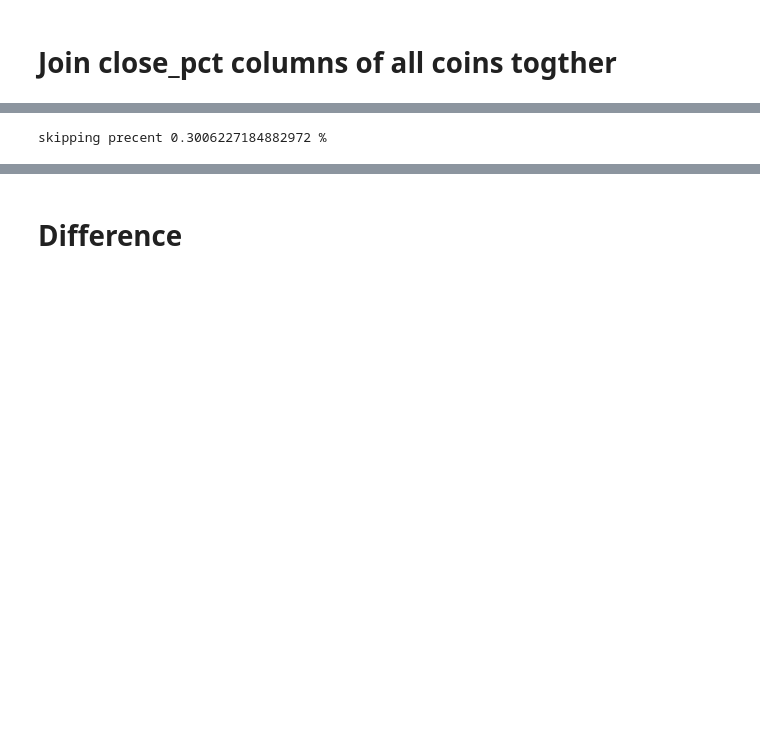
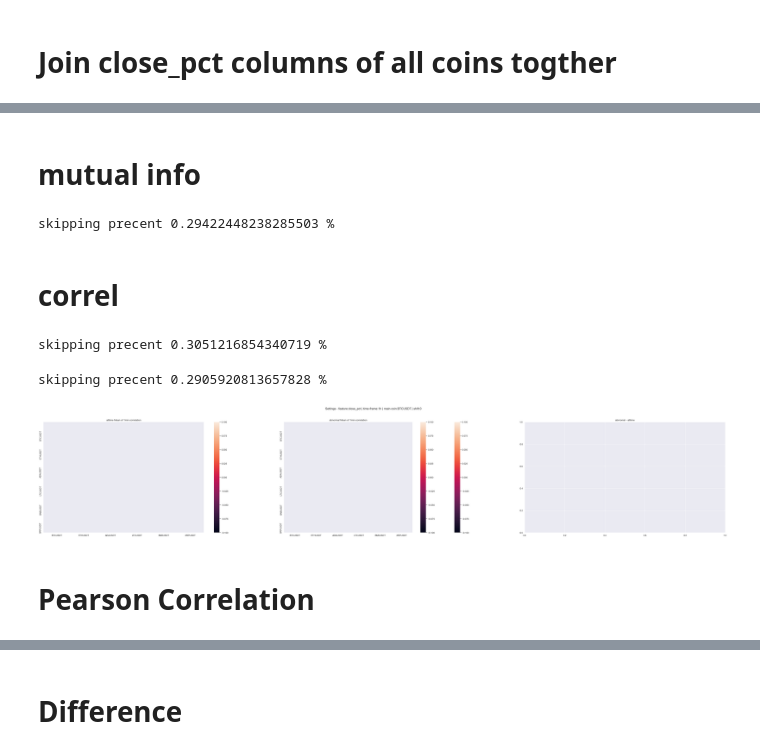
Before and after one commit to guyvandam/3rdYearResearchProject, a Jupyter notebook: correlation_research.ipynb, the cells around one changed output, grey strips where cells are left out. Drawn from its saved outputs; the diff is of its cells as text; code cells hidden in the pictures; blank space fills up the shorter version.

Commit message:
plotheatmap master.

```diff
--- a/correlation_research.ipynb
+++ b/correlation_research.ipynb
@@ -51,26 +67,24 @@ df
 # %%
-resampled_list = list(df.resample(rule="1h"))
-alltime_correlation_matrix_list, abnormal_correlation_matrix_list = [],[]
+# resampled_list = list(df.resample(rule="1h"))
+# alltime_correlation_matrix_list, abnormal_correlation_matrix_list = [],[]
 
-skipping_counter = 0
-for timestamp, temp_df in resampled_list:
+# skipping_counter = 0
+# for timestamp, temp_df in resampled_list:
 
-    if temp_df.empty:
-        skipping_counter += 1
-        continue
-    temp_correl_matrix = temp_df.corr(method="pearson").to_numpy()
-    if np.any(np.isnan(temp_correl_matrix)):
-        skipping_counter += 1
-        continue
+#     if temp_df.empty:
+#         skipping_counter += 1
+#         continue
+#     temp_correl_matrix = temp_df.corr(method="pearson").to_numpy()
+#     if np.any(np.isnan(temp_correl_matrix)):
+#         skipping_counter += 1
+#         continue
 
-    if timestamp in main_abnromal_timestamps:
-        abnormal_correlation_matrix_list.append(temp_correl_matrix)
+#     if timestamp in main_abnromal_timestamps:
+#         abnormal_correlation_matrix_list.append(temp_correl_matrix)
 
-    alltime_correlation_matrix_list.append(temp_correl_matrix)
-# transfrom to np.array
-abnormal_correlation_matrix_list = np.array(abnormal_correlation_matrix_list)
-alltime_correlation_matrix_list = np.array(alltime_correlation_matrix_list)
-# print skipping precent
-print(f"skipping precent {(skipping_counter/len(resampled_list))*100} %")
+#     alltime_correlation_matrix_list.append(temp_correl_matrix)
+# # transfrom to np.array
+# abnormal_correlation_matrix_list = np.array(abnormal_correlation_matrix_list)
+# alltime_correlation_matrix_list = np.array(alltime_correlation_matrix_list)
+# # print skipping precent
+# print(f"skipping precent {(skipping_counter/len(resampled_list))*100} %")
-# %% [output]
-skipping precent 0.3006227184882972 %
@@ -77 +124,13 @@ skipping precent 0.3006227184882972 %
+# %% [markdown]
+# mutual info
+# %%
+alltime_mi_matrix_list, abnormal_mi_matrix_list = get_correl_matrix_list(df, method=mutual_information)
+# %% [output]
+skipping precent 0.29422448238285503 %
+# %% [markdown]
+# correl
+# %%
+alltime_correlation_matrix_list, abnormal_correlation_matrix_list = get_correl_matrix_list(df)
+# %% [output]
+skipping precent 0.3051216854340719 %
 # %%
@@ -86,3 +154,29 @@ def plot_heatmap(correl_df, title):
+# %%
+def plot_heatmap_master(coin_data_list, correl_method = None, shift = 0):
+    df = join_dataframes(coin_data_list=coin_data_list, shift=shift)
+    alltime_correl_matrix_list, abnormal_correl_matrix_list = get_correl_matrix_list(df, method=correl_method)
+
+    fig, axes = plt.subplots(1, 3)
+    fig.suptitle(f"Settings - feature:{feature} | time-frame:{kline_size} | main-coin:{main_coin_symbol} | shift:{shift}\n")
+    # func_to_run_str = str(func_to_run)[10:14]
+    func_to_run_str = "Mean"
+    axes[0].set_title(f"alltime {func_to_run_str} of 1min correlation")
+    axes[1].set_title(f"abnormal {func_to_run_str} of 1min correlation")
+    axes[2].set_title(f"abnromal - alltime")
+
+    alltime_corr_df = pd.DataFrame(index=coin_symbol_list, columns=coin_symbol_list, data=alltime_correl_matrix_list.mean(axis=0))
+    abnomral_corr_df = pd.DataFrame(index=coin_symbol_list, columns=coin_symbol_list, data=abnormal_correl_matrix_list.mean(axis=0))
+    diff_df = pd.DataFrame(index=coin_symbol_list, columns=coin_symbol_list, data=abnormal_correl_matrix_list.mean(axis=0) - alltime_correl_matrix_list.mean(axis=0))
+    sn.heatmap(alltime_corr_df, ax = axes[0],annot=True);
+    sn.heatmap(abnomral_corr_df, ax = axes[1], annot=True);
+    sn.heatmap(diff_df, ax = axes[1], annot=True);
+# %%
+plot_heatmap_master(coin_data_list)
+# %% [output]
+skipping precent 0.2905920813657828 %
+[figure, added]
+# %% [markdown]
+# Pearson Correlation
 # %%
 plot_heatmap(alltime_correlation_matrix_list.mean(axis=0), "all time Mean of 1min correaltion")
 # %% [output]
```
Also changed, not shown: parts of 15 cells of this notebook, 1 other file.
